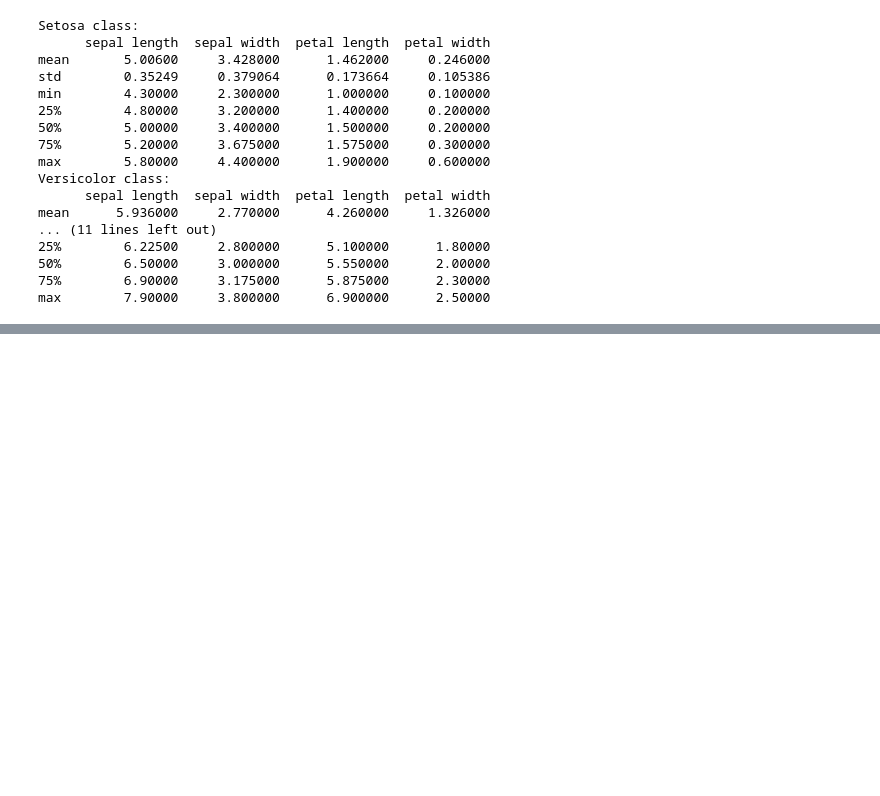
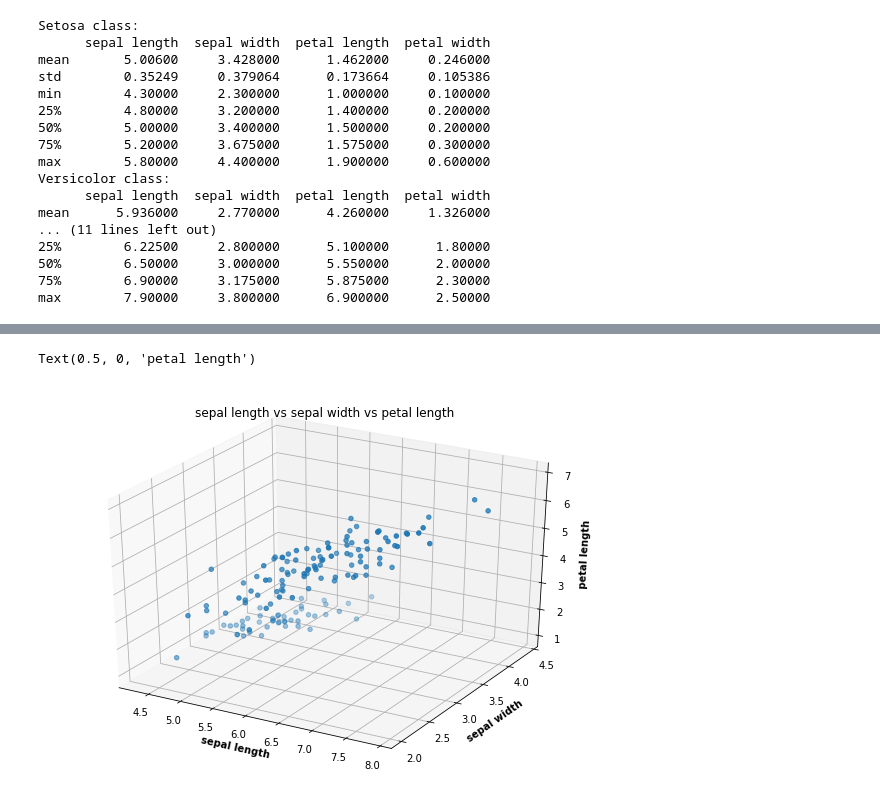
Before and after one commit to AmrMomtaz/Iris-Dataset-Exploration, a Jupyter notebook: Iris-Exploration.ipynb, the cells around one changed output, grey strips where cells are left out. Cells and saved outputs as stored; diff of their text form; code cells hidden in the pictures; blank space fills up the shorter version.

```diff
--- a/Iris-Exploration.ipynb
+++ b/Iris-Exploration.ipynb
@@ -155,0 +201,14 @@ We can conclude that the setosa flower is more likely to be the smallest one (in
+# %%
+X = 'sepal length'
+Y = 'sepal width'
+Z = 'petal length'
+fig = plt.figure(figsize = (10, 7))
+ax = plt.axes(projection ="3d")
+ax.set_title(f'{X} vs {Y} vs {Z}')
+ax.scatter3D(df[X],df[Y], df[Z])
+ax.set_xlabel(X, fontweight ='bold')
+ax.set_ylabel(Y, fontweight ='bold')
+ax.set_zlabel(Z, fontweight ='bold')
+# %% [output]
+Text(0.5, 0, 'petal length')
+[figure, added]
```
Also changed, not shown: parts of 10 cells of this notebook.
